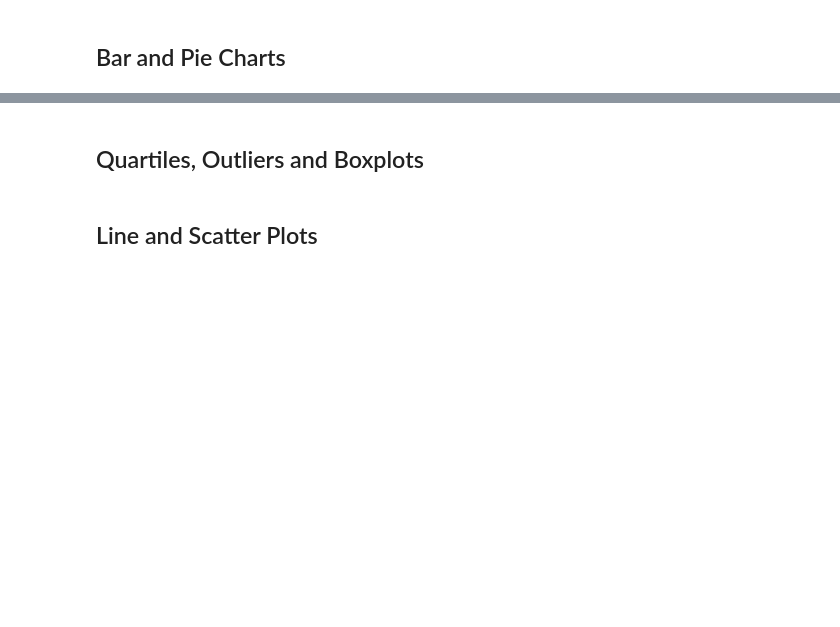
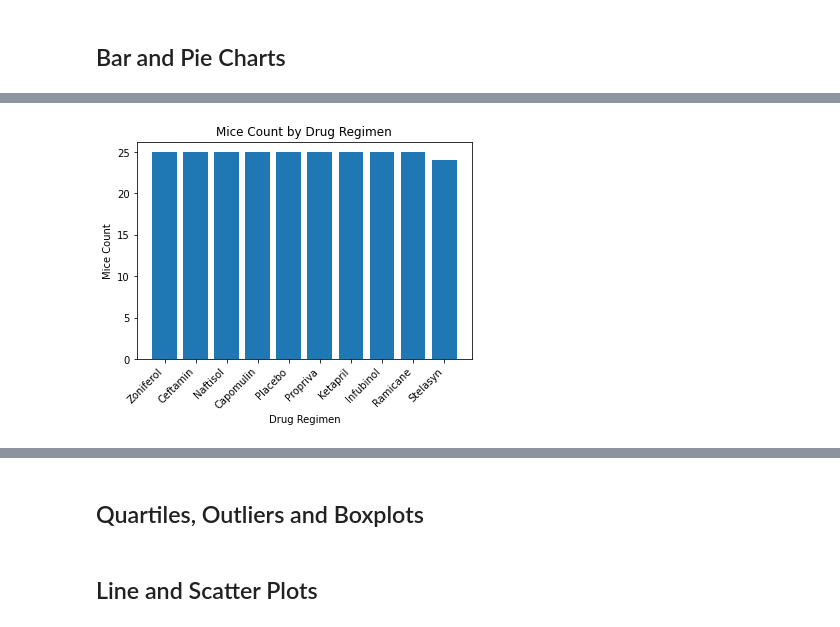
Before and after one commit to jcus/matplotlib-challenge, a Jupyter notebook: Pymaceuticals/Pymaceuticals_Matplotlib.ipynb, the cells around one changed output, grey strips where cells are left out. Cells and saved outputs as stored; diff of their text form; code cells hidden in the pictures; blank space fills up the shorter version.

```diff
--- a/Pymaceuticals/Pymaceuticals_Matplotlib.ipynb
+++ b/Pymaceuticals/Pymaceuticals_Matplotlib.ipynb
@@ -124,5 +311,13 @@ dict_keys(['b128', 'f932', 'g107', 'a457', 'c819', 'h246', 'p189', 'n923', 'q119
 # %%
 # Generate a bar plot showing the total number of measurements taken on each drug regimen using pyplot.
 # plot the bar graph of mice count per drug regimen
+plt.bar(cntMice.index.values, cntMice.values)
+plt.xlabel("Drug Regimen")
+plt.ylabel("Mice Count")
+plt.title("Mice Count by Drug Regimen")
+plt.xticks(rotation=45, ha="right")
+plt.show()
+# %% [output]
+[figure, added]
 # %%
 # Generate a pie plot showing the distribution of female versus male mice using pandas
```
Also changed, not shown: parts of 21 cells of this notebook, 1 other file.
